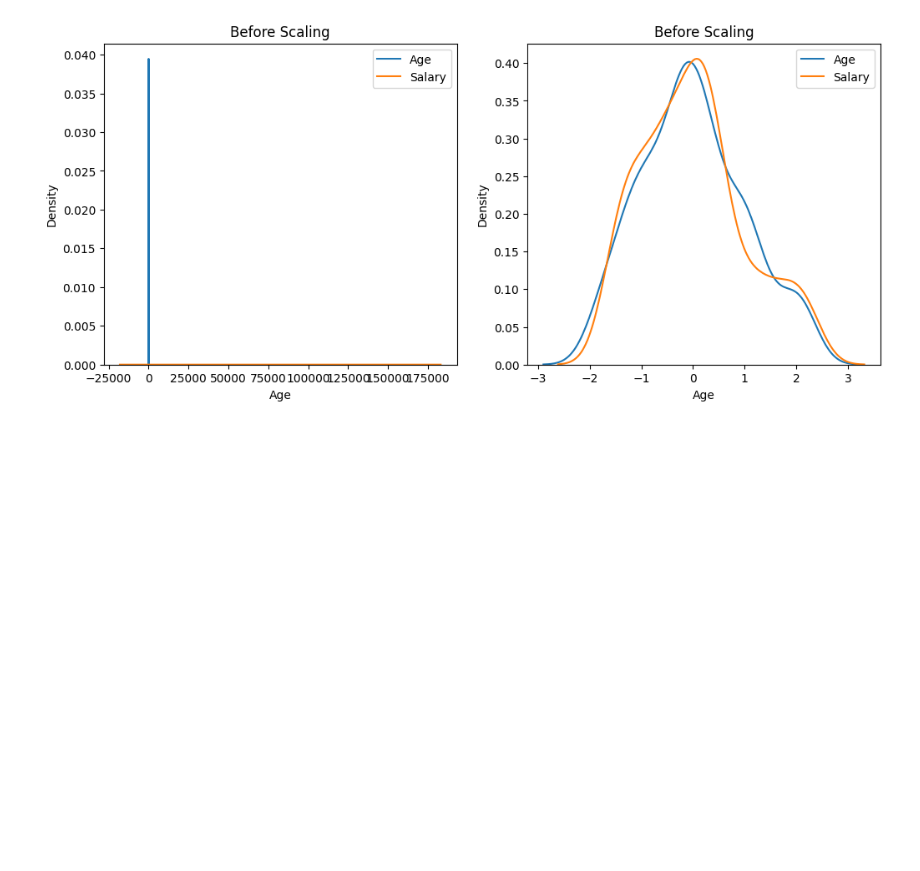
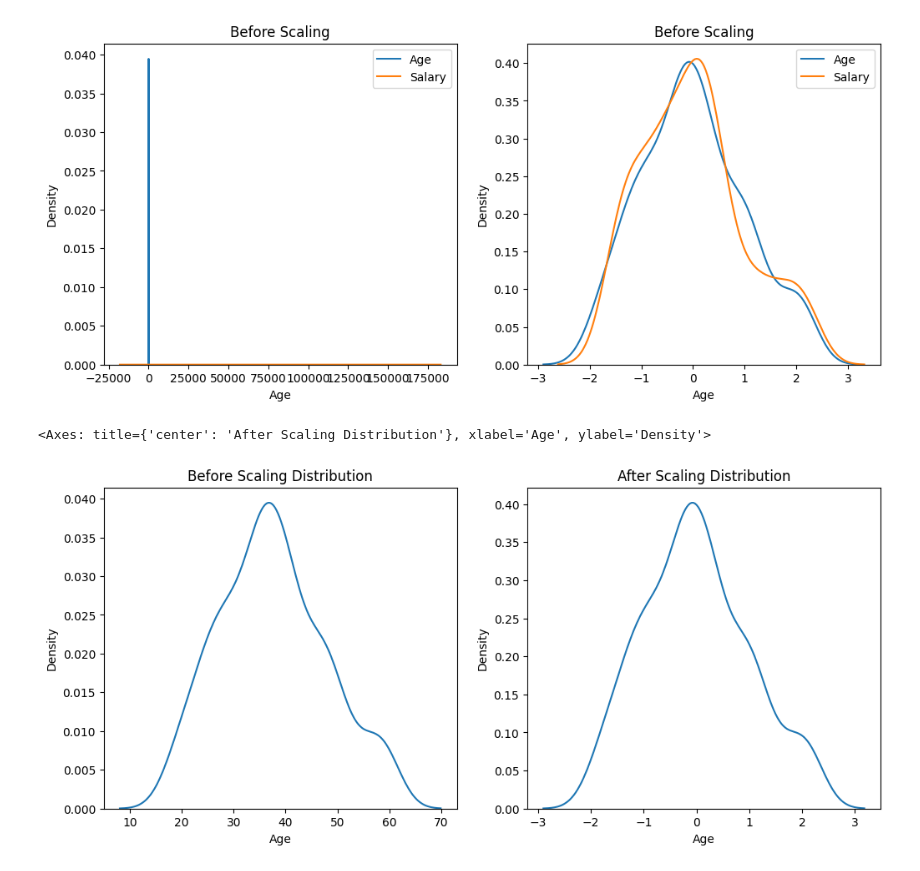
Before and after one commit to zain4cs/Feature-Engineering, a Jupyter notebook: Feature_Engineering.ipynb, the cells around one changed output. Drawn from its saved outputs; the diff is of its cells as text; code cells hidden in the pictures; blank space fills up the shorter version.

```diff
--- a/Feature_Engineering.ipynb
+++ b/Feature_Engineering.ipynb
@@ -155,3 +155,14 @@ ax2.legend()
 # %% [output]
 <matplotlib.legend.Legend at 0x...>
 [figure]
+# %%
+fig, (pl1, ax2) = plt.subplots(ncols=2, figsize=(12,5))
+
+pl1.set_title("Before Scaling Distribution")
+sns.kdeplot(x_train['Age'], ax=pl1)
+
+ax2.set_title("After Scaling Distribution")
+sns.kdeplot(x_train_scale['Age'], ax=ax2)
+# %% [output]
+<Axes: title={'center': 'After Scaling Distribution'}, xlabel='Age', ylabel='Density'>
+[figure, added]
```
